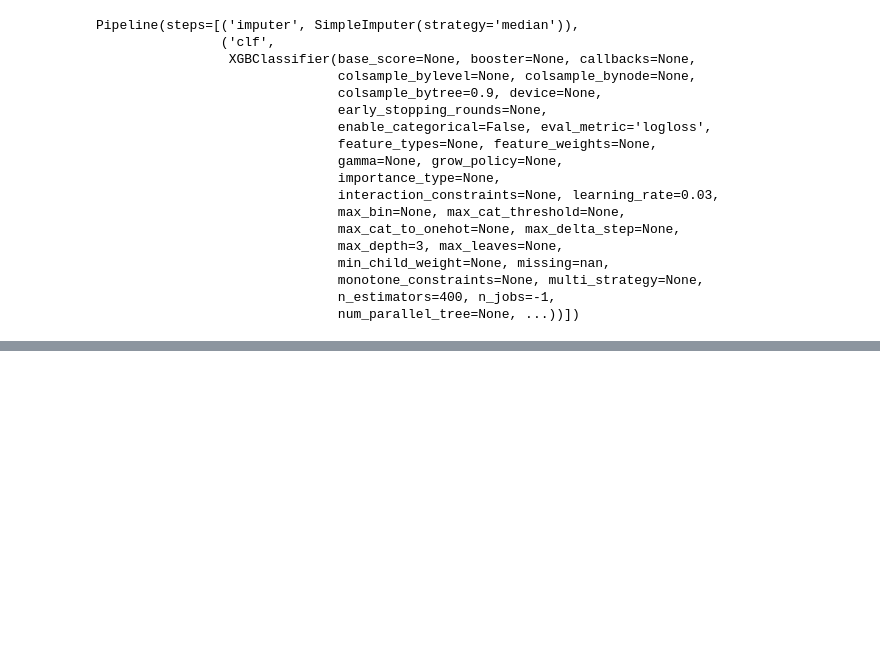
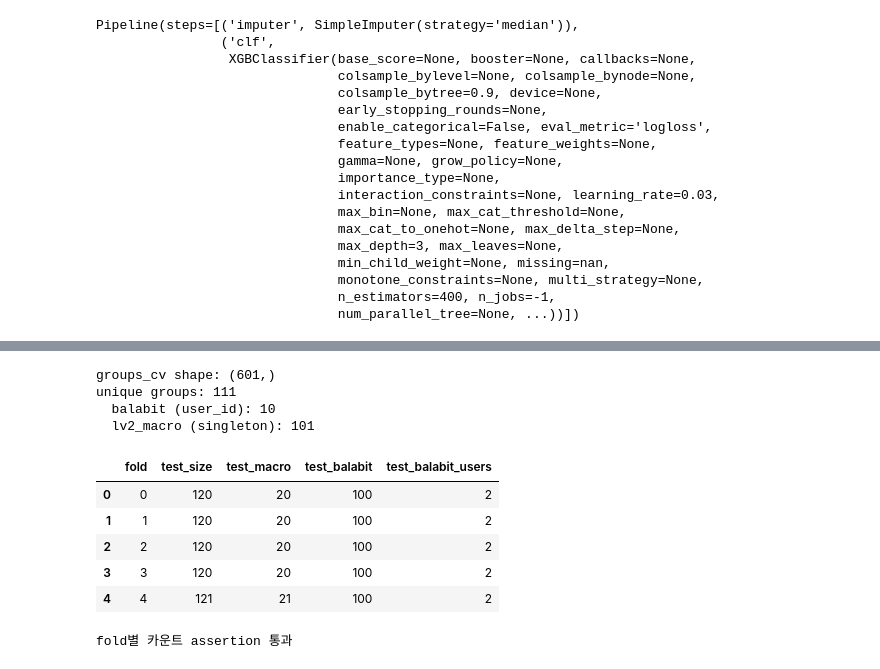
Before and after one commit to Tickle-ticket/Tickle, a Jupyter notebook: services/ai/train/model_experiment/xgboost_gyeom_final_pool.ipynb, the cells around one changed output, grey strips where cells are left out. Saved outputs shown, nothing was run; the diff lists cells and outputs as text; code cells hidden in the pictures; blank space fills up the shorter version.

```diff
--- a/services/ai/train/model_experiment/xgboost_gyeom_final_pool.ipynb
+++ b/services/ai/train/model_experiment/xgboost_gyeom_final_pool.ipynb
@@ -281,0 +367,69 @@ Pipeline(steps=[('imputer', SimpleImputer(strategy='median')),
+# %%
+from sklearn.model_selection import StratifiedGroupKFold
+
+# m3.6 Hybrid groups vector:
+# - balabit: groups[i] = balabit_user_id (10 unique groups, 각 50 trials)
+# - lv2_macro: groups[i] = f"lv2_macro_{trial_id}" (각 trial unique singleton group)
+
+def make_groups(pool_df):
+    groups = []
+    for _, row in pool_df.iterrows():
+        if row["trial_group"] == "balabit":
+            uid = row["balabit_user_id"]
+            if not uid:
+                raise ValueError(f"balabit trial_id={row['trial_id']} has no user_id")
+            groups.append(uid)
+        elif row["trial_group"] == "lv2_macro":
+            groups.append(f"lv2_macro_{row['trial_id']}")
+        else:
+            raise ValueError(f"unexpected trial_group {row['trial_group']!r} in cv_pool")
+    return np.array(groups)
+
+
+groups_cv = make_groups(cv_pool)
+n_balabit_groups = len(np.unique([g for g in groups_cv if not g.startswith("lv2_macro_")]))
+n_lv2_macro_groups = len(np.unique([g for g in groups_cv if g.startswith("lv2_macro_")]))
+print(f"groups_cv shape: {groups_cv.shape}")
+print(f"unique groups: {len(np.unique(groups_cv))}")
+print(f"  balabit (user_id): {n_balabit_groups}")
+print(f"  lv2_macro (singleton): {n_lv2_macro_groups}")
+
+assert n_balabit_groups == 10, f"balabit groups {n_balabit_groups} != 10"
+assert n_lv2_macro_groups == 101, f"lv2_macro singleton groups {n_lv2_macro_groups} != 101"
+
+# StratifiedGroupKFold split + fold별 카운트 assertion
+sgkf = StratifiedGroupKFold(n_splits=5, shuffle=True, random_state=SEED)
+fold_stats = []
+for fold_idx, (train_idx, test_idx) in enumerate(sgkf.split(X_cv, y_cv, groups=groups_cv)):
+    test_pool = cv_pool.iloc[test_idx]
+    n_macro = (test_pool["trial_group"] == "lv2_macro").sum()
+    n_balabit = (test_pool["trial_group"] == "balabit").sum()
+    n_balabit_users = test_pool[test_pool["trial_group"] == "balabit"]["balabit_user_id"].nunique()
+    fold_stats.append({
+        "fold": fold_idx,
+        "test_size": len(test_idx),
+        "test_macro": int(n_macro),
+        "test_balabit": int(n_balabit),
+        "test_balabit_users": int(n_balabit_users),
+    })
+
+display(pd.DataFrame(fold_stats))
+
+# 각 fold ~20 lv2_macro + ~100 balabit (2 user-groups). 허용 범위 넓게.
+for stat in fold_stats:
+    assert 10 <= stat["test_macro"] <= 30, f"fold {stat['fold']} macro count {stat['test_macro']} out of [10,30]"
+    assert 50 <= stat["test_balabit"] <= 150, f"fold {stat['fold']} balabit count {stat['test_balabit']} out of [50,150]"
+    assert 1 <= stat["test_balabit_users"] <= 3, f"fold {stat['fold']} balabit_users {stat['test_balabit_users']} unexpected"
+print("\nfold별 카운트 assertion 통과")
+# %% [output]
+groups_cv shape: (601,)
+unique groups: 111
+  balabit (user_id): 10
+  lv2_macro (singleton): 101
+|  | fold | test_size | test_macro | test_balabit | test_balabit_users |
+| 0 | 0 | 120 | 20 | 100 | 2 |
+| 1 | 1 | 120 | 20 | 100 | 2 |
+| 2 | 2 | 120 | 20 | 100 | 2 |
+| 3 | 3 | 120 | 20 | 100 | 2 |
+| 4 | 4 | 121 | 21 | 100 | 2 |
+fold별 카운트 assertion 통과
```
Also changed, not shown: parts of 4 cells of this notebook.
